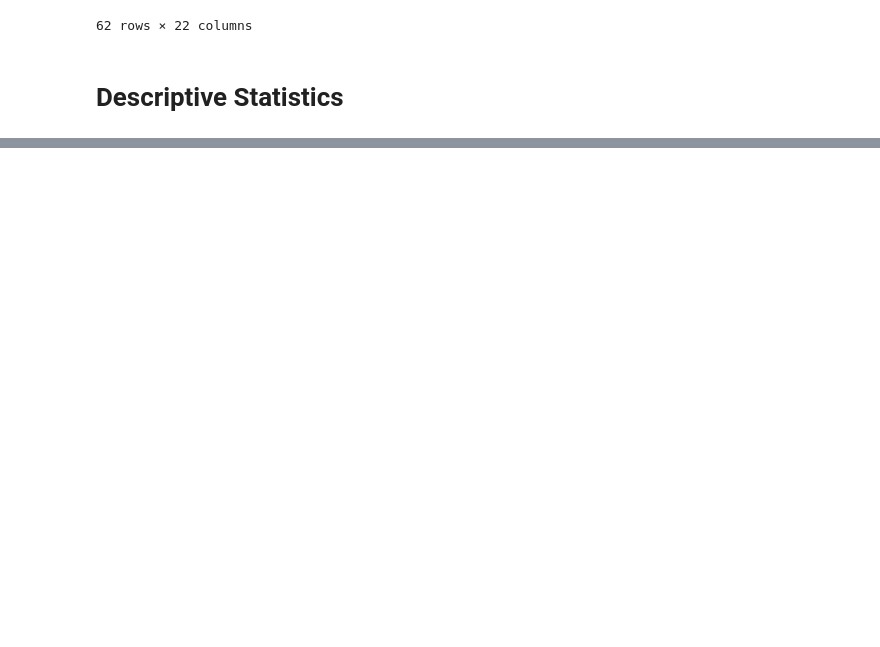
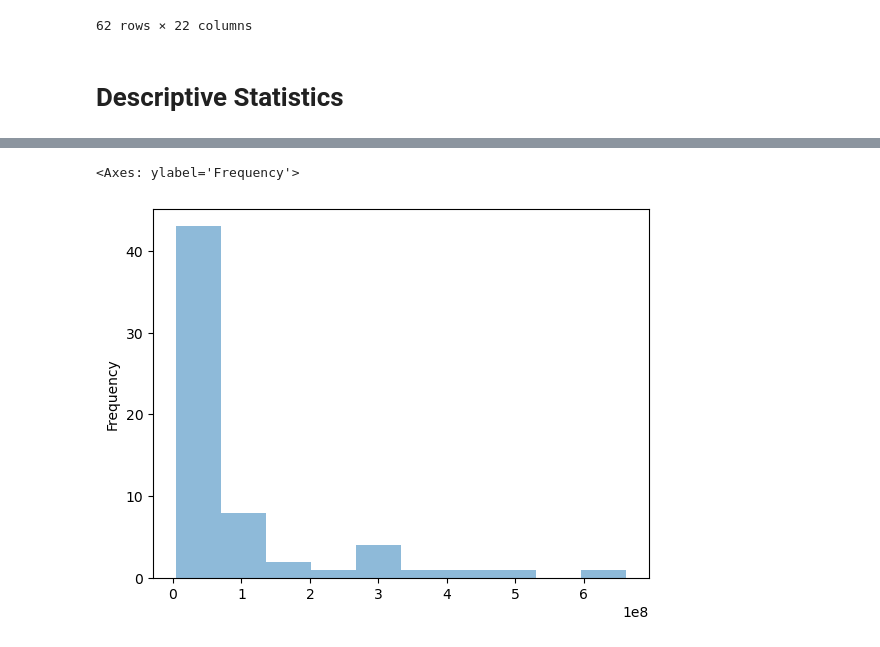
Before and after one commit to TheUltimateFishstick/week9labs, a Jupyter notebook: 09_Instructor_Lab_Morgan.ipynb, the cells around one changed output, grey strips where cells are left out. Saved outputs shown, nothing was run; the diff lists cells and outputs as text; code cells hidden in the pictures; blank space fills up the shorter version.

```diff
--- a/09_Instructor_Lab_Morgan.ipynb
+++ b/09_Instructor_Lab_Morgan.ipynb
@@ -229,0 +276,6 @@ Create some visuals to explore the data:
+# %%
+# Histogram for 'OutOperExp'.
+CH_Data_New['OutOperExp'].plot.hist(alpha=0.5)
+# %% [output]
+<Axes: ylabel='Frequency'>
+[figure, added]
```
Also changed, not shown: parts of 41 cells of this notebook, 1 other file.
